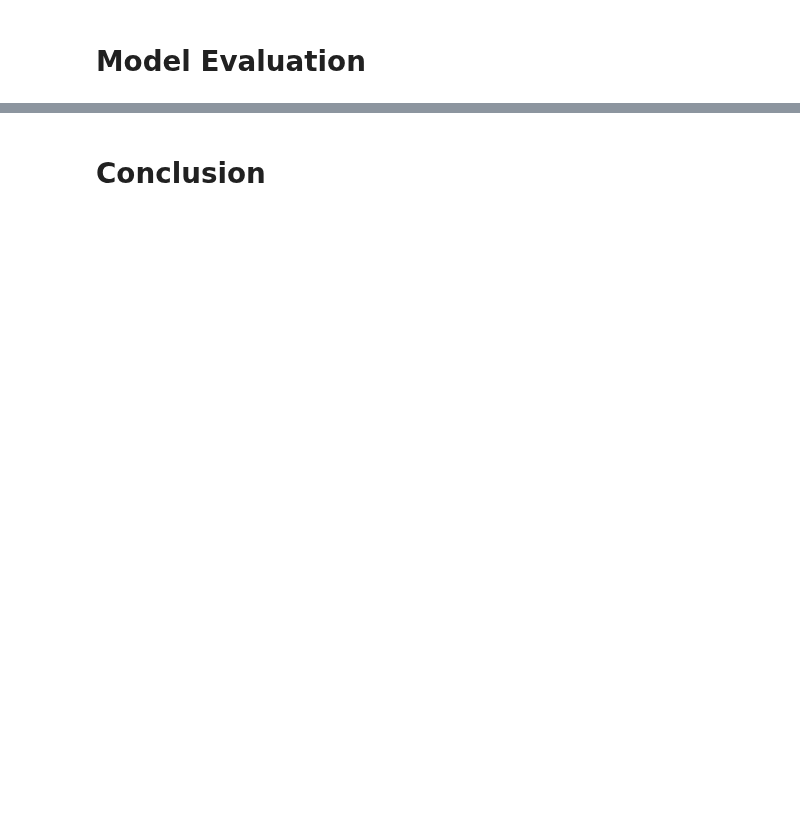
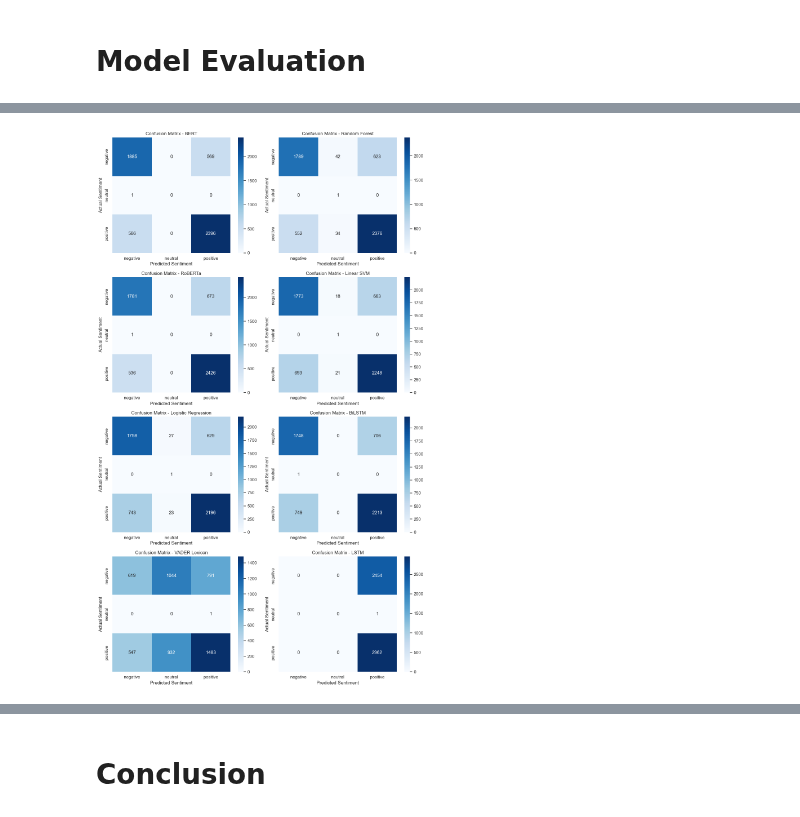
Before and after one commit to hafyze/scm, a Jupyter notebook: Assignment.ipynb, the cells around one changed output, grey strips where cells are left out. Saved outputs shown, nothing was run; the diff lists cells and outputs as text; code cells hidden in the pictures; blank space fills up the shorter version.

```diff
--- a/Assignment.ipynb
+++ b/Assignment.ipynb
@@ -1502,9 +1827,8 @@ from sklearn.metrics import accuracy_score, precision_recall_fscore_support, cla
 from sklearn.pipeline import Pipeline
 from sklearn.feature_extraction.text import TfidfVectorizer
 
-# Use 50% of the labelled dataset for Traditional ML and Deep Learning models.
 full_model_df = df[['TWEET', 'joined_tokens', 'sentiment_label']].dropna().copy()
-model_df = full_model_df.sample(frac=0.5, random_state=42).reset_index(drop=True)
+model_df = full_model_df.reset_index(drop=True)
 
 print(f"Total labelled rows available: {len(full_model_df):,}")
 print(f"Rows used for ML/DL modelling (50% sample): {len(model_df):,}")
@@ -1780,0 +2531,14 @@ if TRANSFORMERS_AVAILABLE:
+# %%
+if len(model_predictions) == 0:
+    print('No model predictions available yet. Run the modelling cells first.')
+else:
+    for model_name in evaluation_df['Model']:
+        print('=' * 90)
+        print(f'Classification Report: {model_name}')
+        print('=' * 90)
+        print(classification_report(
+            model_truths[model_name],
+            model_predictions[model_name],
+            target_names=class_names,
+            zero_division=0
+        ))
@@ -1780,0 +2567,33 @@ if TRANSFORMERS_AVAILABLE:
+# %%
+if len(model_predictions) == 0:
+    print('No model predictions available yet. Run the modelling cells first.')
+else:
+    n_models = len(evaluation_df)
+    n_cols = 2
+    n_rows = int(np.ceil(n_models / n_cols))
+
+    fig, axes = plt.subplots(n_rows, n_cols, figsize=(12, 5 * n_rows))
+    axes = np.array(axes).reshape(-1)
+
+    for ax, model_name in zip(axes, evaluation_df['Model']):
+        cm = confusion_matrix(model_truths[model_name], model_predictions[model_name])
+        sns.heatmap(
+            cm,
+            annot=True,
+            fmt='d',
+            cmap='Blues',
+            xticklabels=class_names,
+            yticklabels=class_names,
+            ax=ax
+        )
+        ax.set_title(f'Confusion Matrix - {model_name}')
+        ax.set_xlabel('Predicted Sentiment')
+        ax.set_ylabel('Actual Sentiment')
+
+    for ax in axes[len(evaluation_df):]:
+        ax.axis('off')
+
+    plt.tight_layout()
+    plt.show()
+# %% [output]
+[figure, added]
```
Also changed, not shown: parts of 47 cells of this notebook, 1 other file.
